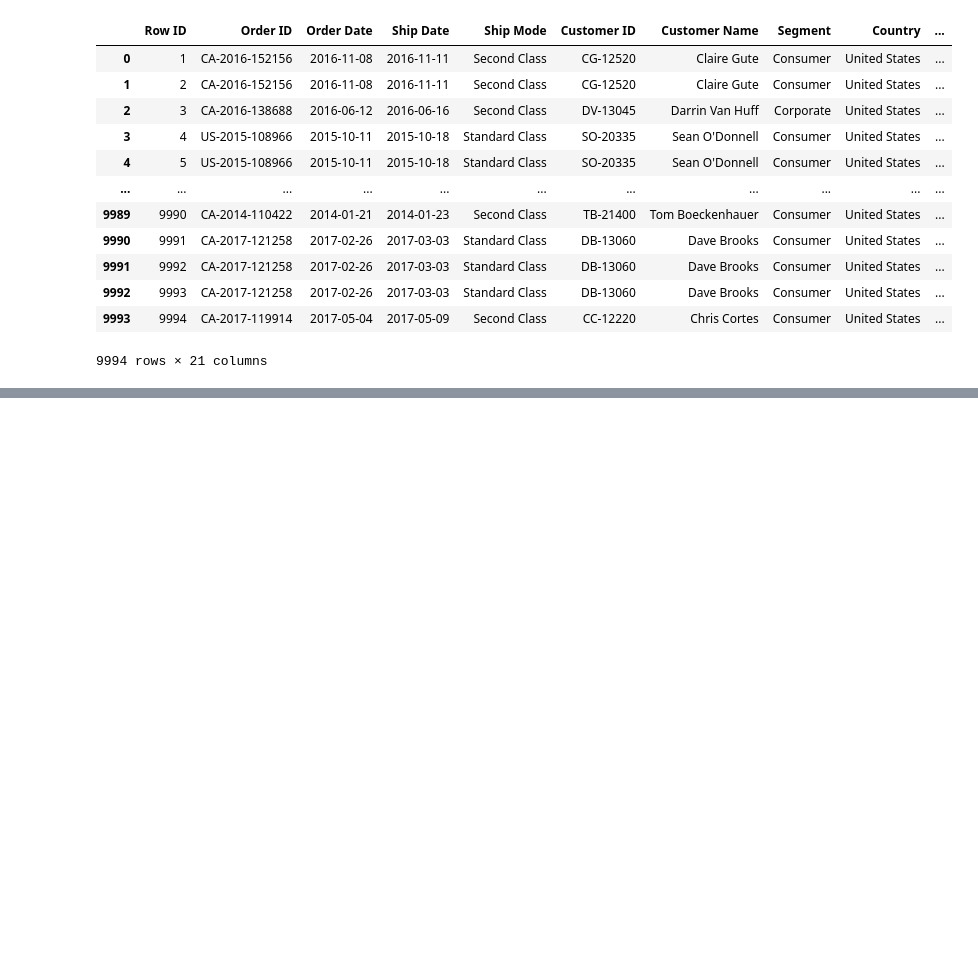
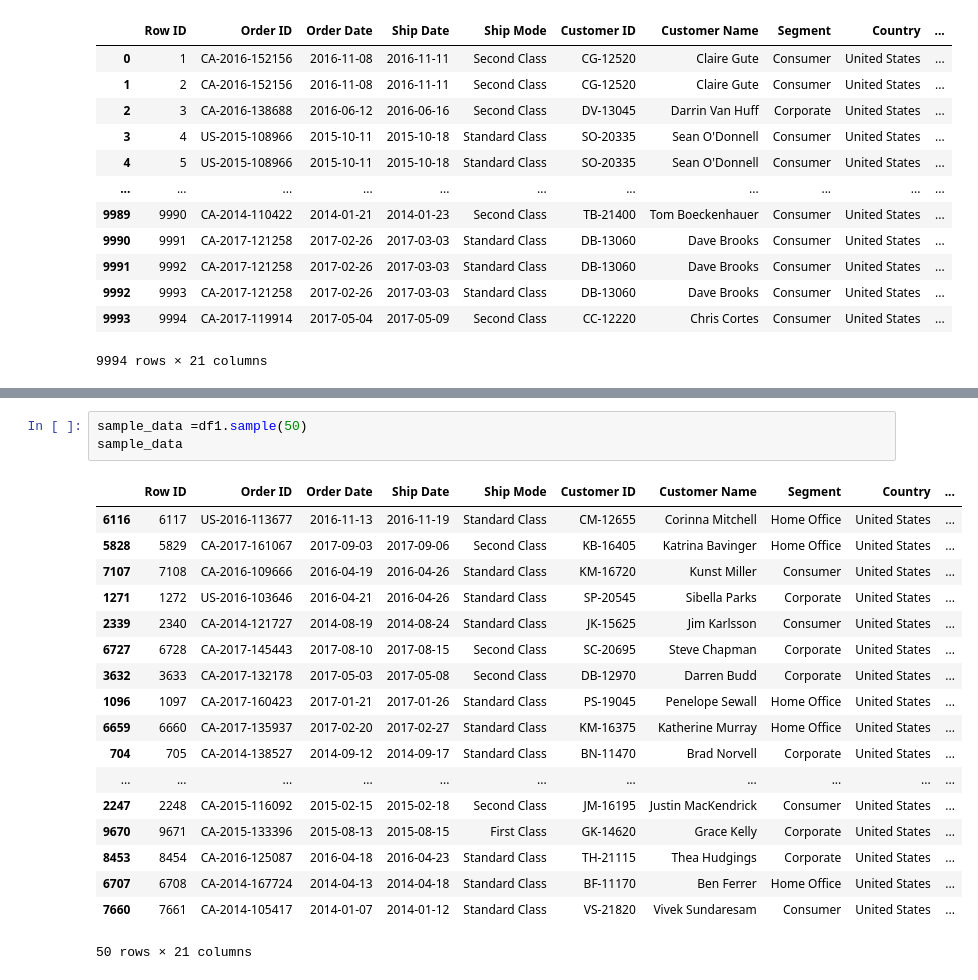
Before and after one commit to kadamshruti1809-droid/python, a Jupyter notebook: Practice.ipynb, the cells around one changed output, grey strips where cells are left out. Cells and saved outputs as stored; diff of their text form; blank space fills up the shorter version.

```diff
--- a/Practice.ipynb
+++ b/Practice.ipynb
@@ -2952,0 +3044,22 @@ df1.tail()
+# %%
+sample_data =df1.sample(50)
+sample_data
+# %% [output]
+|  | Row ID | Order ID | Order Date | Ship Date | Ship Mode | Customer ID | Customer Name | Segment | Country | ... |
+| 6116 | 6117 | US-2016-113677 | 2016-11-13 | 2016-11-19 | Standard Class | CM-12655 | Corinna Mitchell | Home Office | United States | ... |
+| 5828 | 5829 | CA-2017-161067 | 2017-09-03 | 2017-09-06 | Second Class | KB-16405 | Katrina Bavinger | Home Office | United States | ... |
+| 7107 | 7108 | CA-2016-109666 | 2016-04-19 | 2016-04-26 | Standard Class | KM-16720 | Kunst Miller | Consumer | United States | ... |
+| 1271 | 1272 | US-2016-103646 | 2016-04-21 | 2016-04-26 | Standard Class | SP-20545 | Sibella Parks | Corporate | United States | ... |
+| 2339 | 2340 | CA-2014-121727 | 2014-08-19 | 2014-08-24 | Standard Class | JK-15625 | Jim Karlsson | Consumer | United States | ... |
+| 6727 | 6728 | CA-2017-145443 | 2017-08-10 | 2017-08-15 | Second Class | SC-20695 | Steve Chapman | Corporate | United States | ... |
+| 3632 | 3633 | CA-2017-132178 | 2017-05-03 | 2017-05-08 | Second Class | DB-12970 | Darren Budd | Corporate | United States | ... |
+| 1096 | 1097 | CA-2017-160423 | 2017-01-21 | 2017-01-26 | Standard Class | PS-19045 | Penelope Sewall | Home Office | United States | ... |
+| 6659 | 6660 | CA-2017-135937 | 2017-02-20 | 2017-02-27 | Standard Class | KM-16375 | Katherine Murray | Home Office | United States | ... |
+| 704 | 705 | CA-2014-138527 | 2014-09-12 | 2014-09-17 | Standard Class | BN-11470 | Brad Norvell | Corporate | United States | ... |
+| ... | ... | ... | ... | ... | ... | ... | ... | ... | ... | ... |
+| 2247 | 2248 | CA-2015-116092 | 2015-02-15 | 2015-02-18 | Second Class | JM-16195 | Justin MacKendrick | Consumer | United States | ... |
+| 9670 | 9671 | CA-2015-133396 | 2015-08-13 | 2015-08-15 | First Class | GK-14620 | Grace Kelly | Corporate | United States | ... |
+| 8453 | 8454 | CA-2016-125087 | 2016-04-18 | 2016-04-23 | Standard Class | TH-21115 | Thea Hudgings | Corporate | United States | ... |
+| 6707 | 6708 | CA-2014-167724 | 2014-04-13 | 2014-04-18 | Standard Class | BF-11170 | Ben Ferrer | Home Office | United States | ... |
+| 7660 | 7661 | CA-2014-105417 | 2014-01-07 | 2014-01-12 | Standard Class | VS-21820 | Vivek Sundaresam | Consumer | United States | ... |
+50 rows × 21 columns
```
Also changed, not shown: parts of 22 cells of this notebook.
